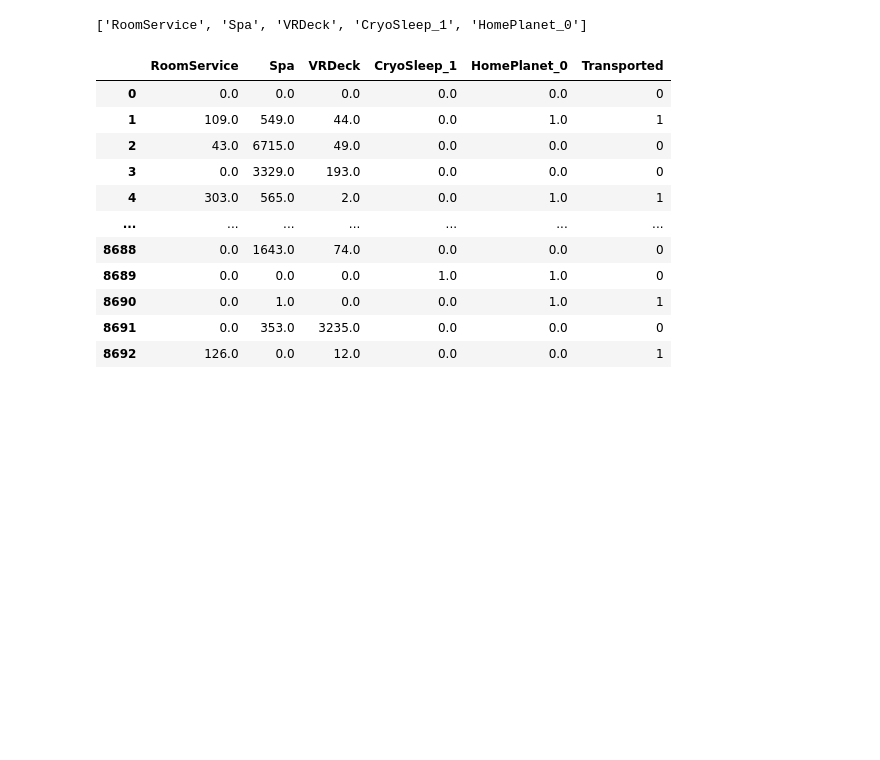
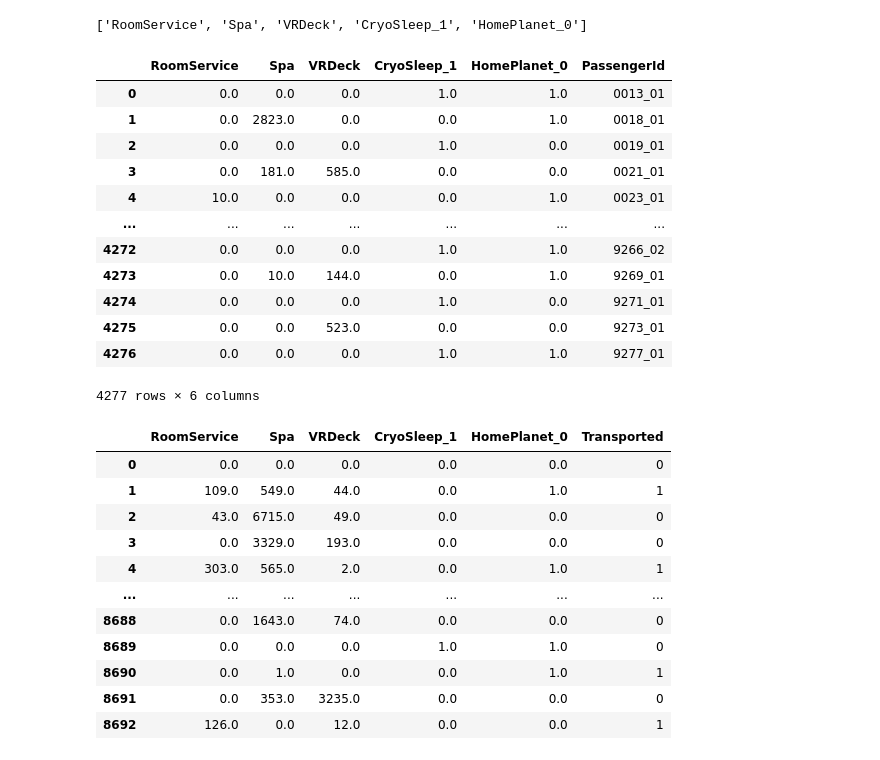
Before and after one commit to edproudlove/studious-engine, a Jupyter notebook: notebooks/feature_importances.ipynb, the cells around one changed output. Drawn from its saved outputs; the diff is of its cells as text; code cells hidden in the pictures; blank space fills up the shorter version.

```diff
--- a/notebooks/feature_importances.ipynb
+++ b/notebooks/feature_importances.ipynb
@@ -79,8 +94,22 @@ transformed_col_names
 ['RoomService', 'Spa', 'VRDeck', 'CryoSleep_1', 'HomePlanet_0']
 # %%
 #changing the test data
-#test_df = test_df[transformed_col_names]
-#test_df
+test_df = test_df[transformed_col_names + ['PassengerId']]
+test_df
+# %% [output]
+|  | RoomService | Spa | VRDeck | CryoSleep_1 | HomePlanet_0 | PassengerId |
+| 0 | 0.0 | 0.0 | 0.0 | 1.0 | 1.0 | 0013_01 |
+| 1 | 0.0 | 2823.0 | 0.0 | 0.0 | 1.0 | 0018_01 |
+| 2 | 0.0 | 0.0 | 0.0 | 1.0 | 0.0 | 0019_01 |
+| 3 | 0.0 | 181.0 | 585.0 | 0.0 | 0.0 | 0021_01 |
+| 4 | 10.0 | 0.0 | 0.0 | 0.0 | 1.0 | 0023_01 |
+| ... | ... | ... | ... | ... | ... | ... |
+| 4272 | 0.0 | 0.0 | 0.0 | 1.0 | 1.0 | 9266_02 |
+| 4273 | 0.0 | 10.0 | 144.0 | 0.0 | 1.0 | 9269_01 |
+| 4274 | 0.0 | 0.0 | 0.0 | 1.0 | 0.0 | 9271_01 |
+| 4275 | 0.0 | 0.0 | 523.0 | 0.0 | 0.0 | 9273_01 |
+| 4276 | 0.0 | 0.0 | 0.0 | 1.0 | 1.0 | 9277_01 |
+4277 rows × 6 columns
 # %%
 new_data = pd.DataFrame(x_transformed, columns=transformed_col_names)
 new_data['Transported'] = Y
```
Also changed, not shown: parts of 5 cells of this notebook, 6 other files.
